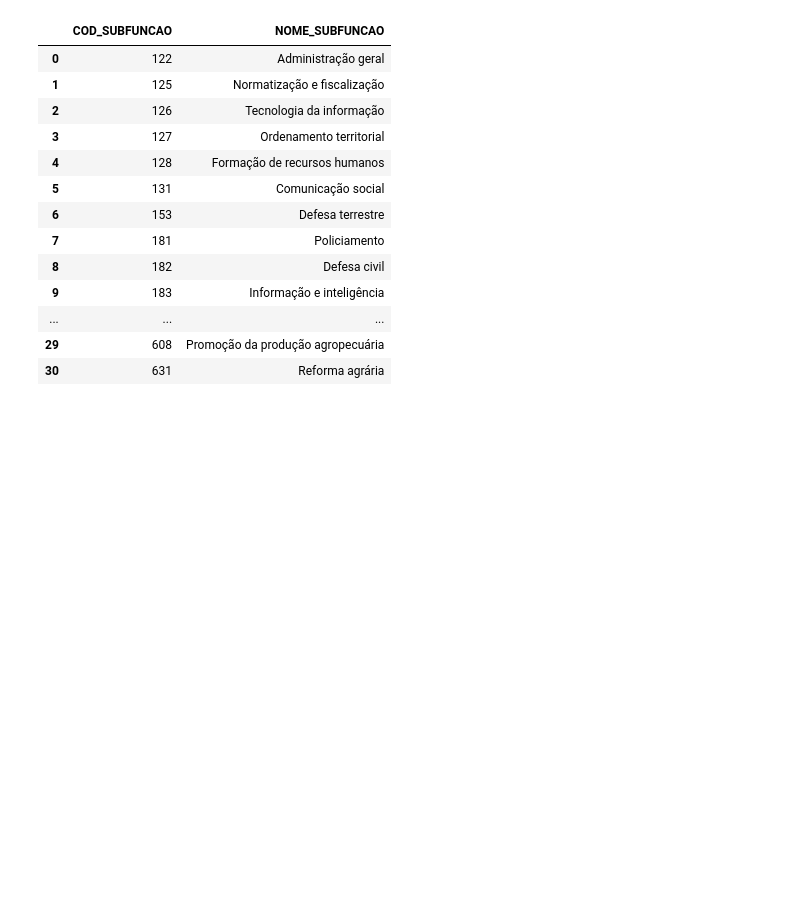
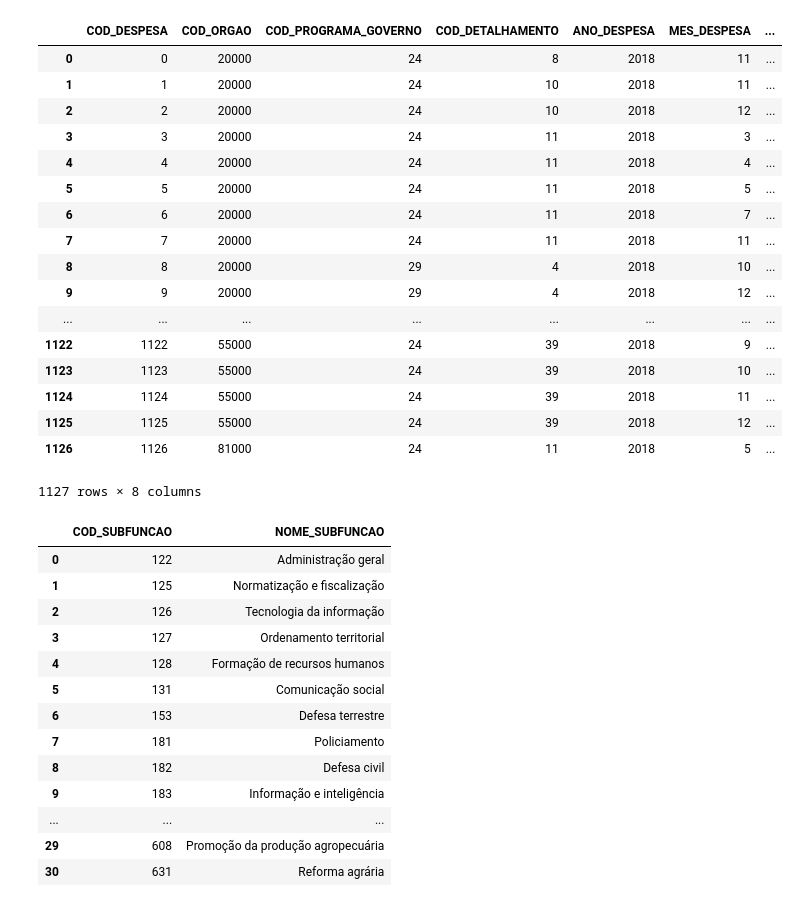
Before and after one commit to abnermneves/ibd, a Jupyter notebook: tp1/tp1.ipynb, the cells around one changed output. Drawn from its saved outputs; the diff is of its cells as text; code cells hidden in the pictures; blank space fills up the shorter version.

```diff
--- a/tp1/tp1.ipynb
+++ b/tp1/tp1.ipynb
@@ -31,3 +78,24 @@ c1
+# %%
+despesa
+# %% [output]
+|  | COD_DESPESA | COD_ORGAO | COD_PROGRAMA_GOVERNO | COD_DETALHAMENTO | ANO_DESPESA | MES_DESPESA | ... |
+| 0 | 0 | 20000 | 24 | 8 | 2018 | 11 | ... |
+| 1 | 1 | 20000 | 24 | 10 | 2018 | 11 | ... |
+| 2 | 2 | 20000 | 24 | 10 | 2018 | 12 | ... |
+| 3 | 3 | 20000 | 24 | 11 | 2018 | 3 | ... |
+| 4 | 4 | 20000 | 24 | 11 | 2018 | 4 | ... |
+| 5 | 5 | 20000 | 24 | 11 | 2018 | 5 | ... |
+| 6 | 6 | 20000 | 24 | 11 | 2018 | 7 | ... |
+| 7 | 7 | 20000 | 24 | 11 | 2018 | 11 | ... |
+| 8 | 8 | 20000 | 29 | 4 | 2018 | 10 | ... |
+| 9 | 9 | 20000 | 29 | 4 | 2018 | 12 | ... |
+| ... | ... | ... | ... | ... | ... | ... | ... |
+| 1122 | 1122 | 55000 | 24 | 39 | 2018 | 9 | ... |
+| 1123 | 1123 | 55000 | 24 | 39 | 2018 | 10 | ... |
+| 1124 | 1124 | 55000 | 24 | 39 | 2018 | 11 | ... |
+| 1125 | 1125 | 55000 | 24 | 39 | 2018 | 12 | ... |
+| 1126 | 1126 | 81000 | 24 | 11 | 2018 | 5 | ... |
+1127 rows × 8 columns
 # %%
 subfuncao
 # %% [output]
```
Also changed, not shown: parts of 9 cells of this notebook.
